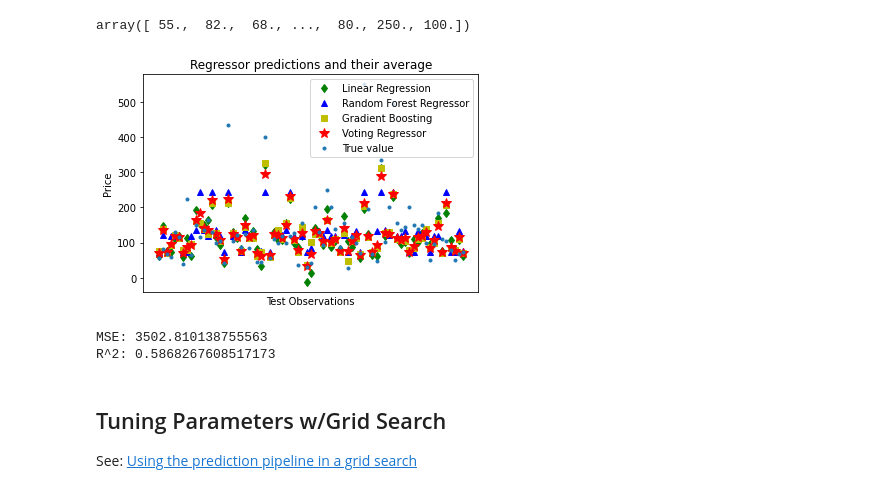
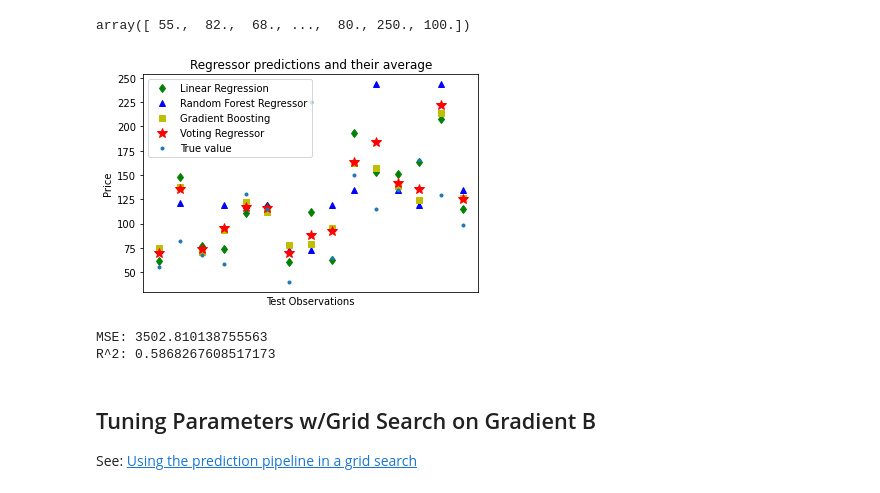
Before and after one commit to carriegardner428/ML-with-Python-Tepper-CY21-AW4, a Jupyter notebook: notebooks/Case-Study-AirBnB-Prediction.ipynb, the cells around one changed output. Drawn from its saved outputs; the diff is of its cells as text; code cells hidden in the pictures.

```diff
--- a/notebooks/Case-Study-AirBnB-Prediction.ipynb
+++ b/notebooks/Case-Study-AirBnB-Prediction.ipynb
@@ -693,24 +667,24 @@ y_test.values
 # %% [output]
 array([ 55.,  82.,  68., ...,  80., 250., 100.])
 # %%
-view_n = 75
+view_n = 15
 plt.figure()
 plt.plot(y_pred_1[:view_n], 'gd', label='Linear Regression')
 plt.plot(y_pred_2[:view_n], 'b^', label='Random Forest Regressor')
 plt.plot(y_pred_3[:view_n], 'ys', label='Gradient Boosting')
 plt.plot(y_pred_4[:view_n], 'r*', ms=10, label='Voting Regressor')
 plt.plot(y_test.values[:view_n], '.', label="True value")
 
 plt.tick_params(axis='x', which='both', bottom=False, top=False,
                 labelbottom=False)
 plt.ylabel('Price')
 plt.xlabel('Test Observations')
 plt.legend(loc="best")
 plt.title('Regressor predictions and their average')
 
 plt.show()
 # %% [output]
-[figure, old version]
+[figure, new version]
 # %%
 print(f"MSE: {mean_squared_error(y_test, y_pred_4)}")
 print(f"R^2: {r2_score(y_test, y_pred_4)}")
@@ -718,5 +692,5 @@ print(f"R^2: {r2_score(y_test, y_pred_4)}")
 MSE: 3502.810138755563
 R^2: 0.5868267608517173
 # %% [markdown]
-## Tuning Parameters w/Grid Search
+## Tuning Parameters w/Grid Search on Gradient B
 See: [Using the prediction pipeline in a grid search](https://scikit-learn.org/stable/auto_examples/compose/plot_column_transformer_mixed_types.html#using-the-prediction-pipeline-in-a-grid-search)
```
Also changed, not shown: parts of 20 cells of this notebook.
